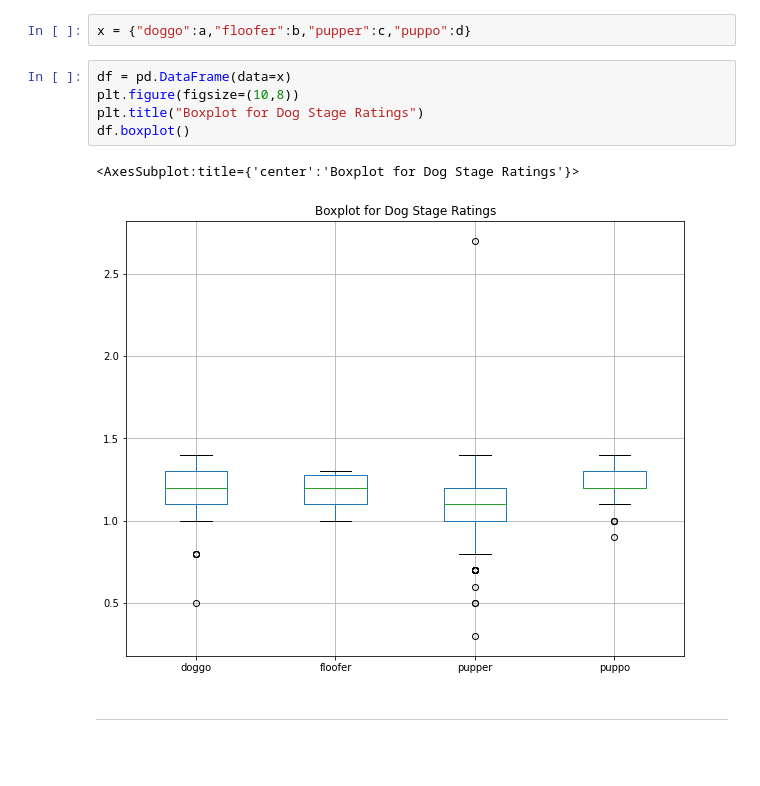
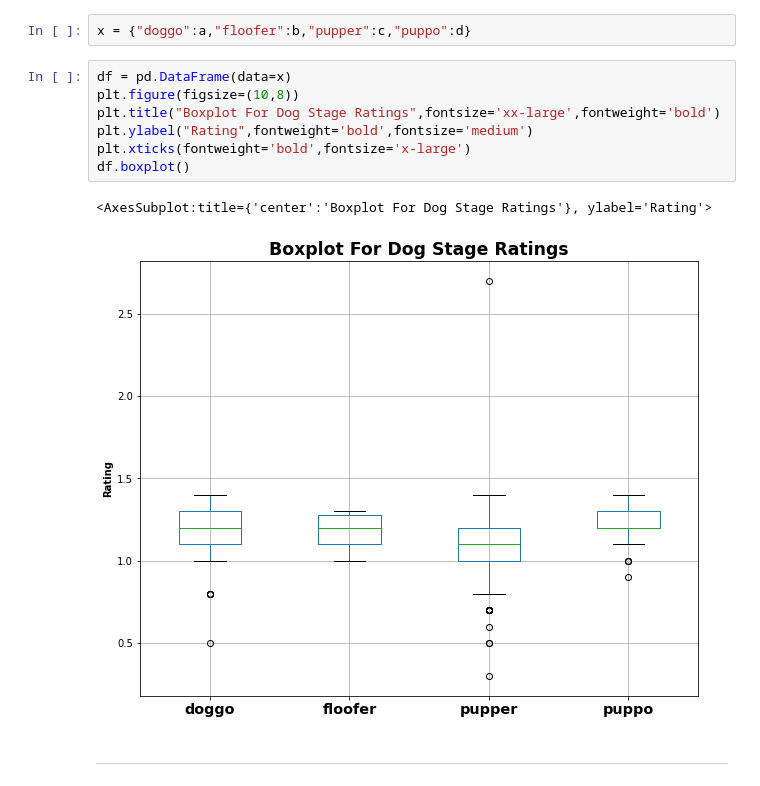
Before and after one commit to YousefSaber/Data-Wrangle-Project, a Jupyter notebook: wrangle_act.ipynb, the cells around one changed output. Saved outputs shown, nothing was run; the diff lists cells and outputs as text; blank space fills up the shorter version.

Commit message:
Improving the figure

```diff
--- a/wrangle_act.ipynb
+++ b/wrangle_act.ipynb
@@ -902,11 +904,13 @@ x = {"doggo":a,"floofer":b,"pupper":c,"puppo":d}
 # %%
 df = pd.DataFrame(data=x)
 plt.figure(figsize=(10,8))
-plt.title("Boxplot for Dog Stage Ratings")
+plt.title("Boxplot For Dog Stage Ratings",fontsize='xx-large',fontweight='bold')
+plt.ylabel("Rating",fontweight='bold',fontsize='medium')
+plt.xticks(fontweight='bold',fontsize='x-large')
 df.boxplot()
 # %% [output]
-<AxesSubplot:title={'center':'Boxplot for Dog Stage Ratings'}>
+<AxesSubplot:title={'center':'Boxplot For Dog Stage Ratings'}, ylabel='Rating'>
-[figure, old version]
+[figure, new version]
 # %% [markdown]
 ***
 # %% [markdown]
```
Also changed, not shown: parts of 4 cells of this notebook, 1 other file.
